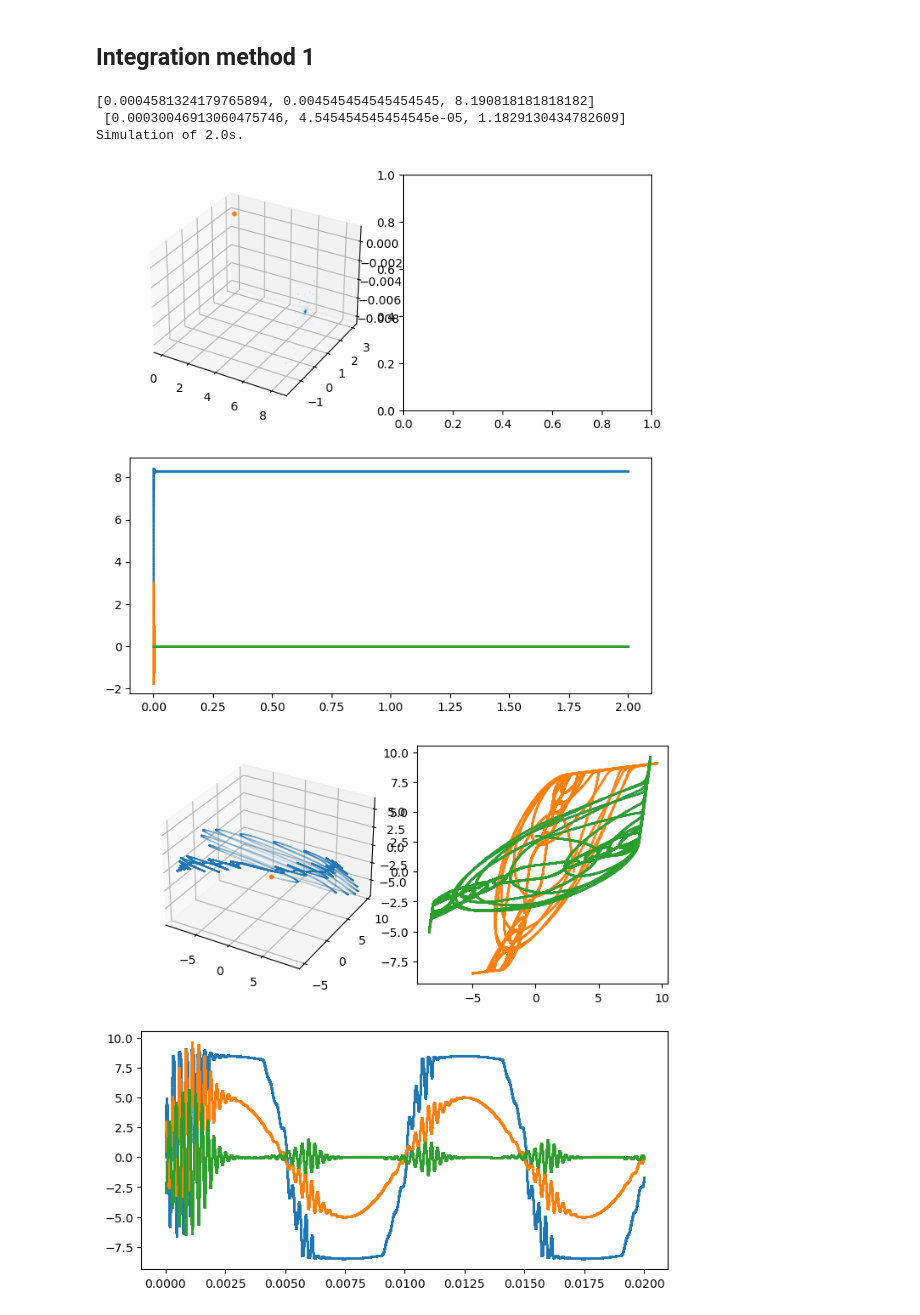
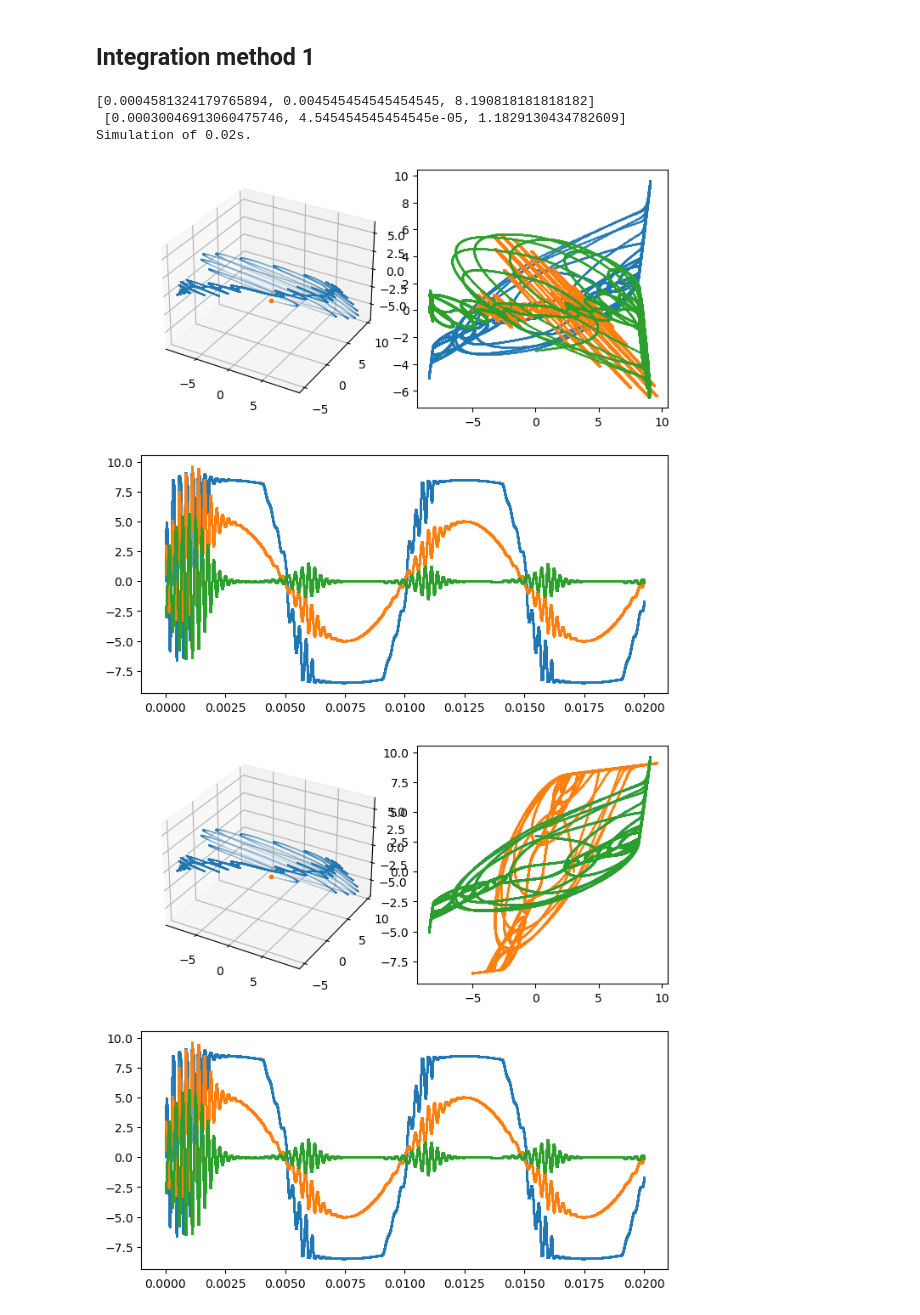
Before and after one commit to Chwanhee/Metrology, a Jupyter notebook: Report_2/Autonomous_Chua.ipynb, the cells around one changed output. Cells and saved outputs as stored; diff of their text form; code cells hidden in the pictures.

```diff
--- a/Report_2/Autonomous_Chua.ipynb
+++ b/Report_2/Autonomous_Chua.ipynb
@@ -76,9 +22,7 @@ def max_lyapunov(X1,X2):
 # %%
 # Parameters
 
-plt.close("all")
-
-R = 2500
+R = 1410
 C1 = 10e-9
 C2 = 100e-9
 L = 15e-3
@@ -87,7 +31,7 @@ R2,R3 = 220,2200
 R4,R6 = 22000,3300
 A = 1000; E = 9
 
-F,freq = 0,100
+F,freq = 5,100
 
 interior = [((A-1)*R2+R3)/(R2*(R2+(1+A)*R3))
             ,1/R2,
@@ -109,7 +53,7 @@ def Chua(x,a1,b1,B1,a2,b2,B2):
 
 # Numerical interation method 1
 
-dt = 2e-7; duration = 1e7
+dt = 2e-7; duration = 1e5
 print(f"Simulation of {dt*duration}s.")
 
 X,Y,Z = [0],[3],[0]
@@ -125,40 +69,46 @@ for i in tqdm(range(int(duration))):
     X.append(xi+dx/C1*dt);Y.append(yi+dy/C2*dt);Z.append(zi+dz/L*dt)
 
 t = [t*dt for t in range(int(duration+1))]
+
+Z = np.array(Z);t = np.array(t)
+Z = (Z[:-1]-Z[1:])/(t[:-1]-t[1:])*L # Time differential
+X = X[:-1]; Y = Y[:-1]; t = t[:-1]
 
 # Plot the solutions
 
 """
 If the plot that this code block shows is not pleasing for you, don't
 repeat the simulation in this code block, but instead move on to the b
 lock below and use the code there to manipulate the data.
 
 - Kachow
 """
 
 fig = plt.figure(figsize=(8,8))
 grid = gs.GridSpec(2,2,wspace=0.1,)
 
 axs1 = fig.add_subplot(grid[0,0], projection='3d')
 axs2 = plt.subplot(grid[0,1])
 axs3 = plt.subplot(grid[1,:])
 
-axs1.scatter(X[::100],Y[::100],Z[::100]
+axs1.scatter(X,Y,Z
                ,s=0.003
                )
 axs1.scatter(X[0],Y[0],Z[0]
                ,s=10
                )
 
+axs2.scatter(X,Y,s=0.3)
+axs2.scatter(Y,Z,s=0.3)
+axs2.scatter(X,Z,s=0.3)
+
 for var in tqdm([X,Y,Z]):
     axs3.scatter(t, var,s=0.3)
-
-fig.savefig("../figures/phase_space")
 # %% [output]
 [0.0004581324179765894, 0.004545454545454545, 8.190818181818182]
  [0.00030046913060475746, 4.545454545454545e-05, 1.1829130434782609]
-Simulation of 2.0s.
+Simulation of 0.02s.
-[figure, old version]
+[figure, new version]
 # %%
 # Save the simulated data.
 """
```
Also changed, not shown: parts of 5 cells of this notebook.
